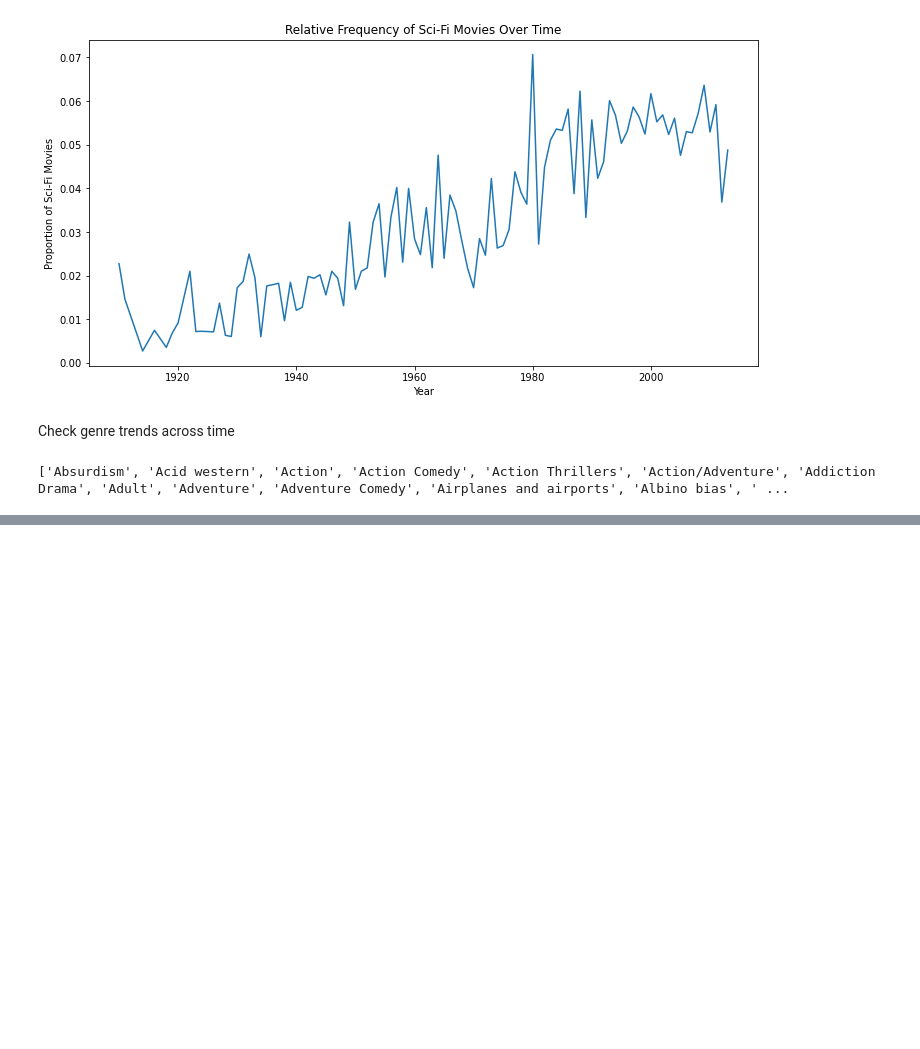
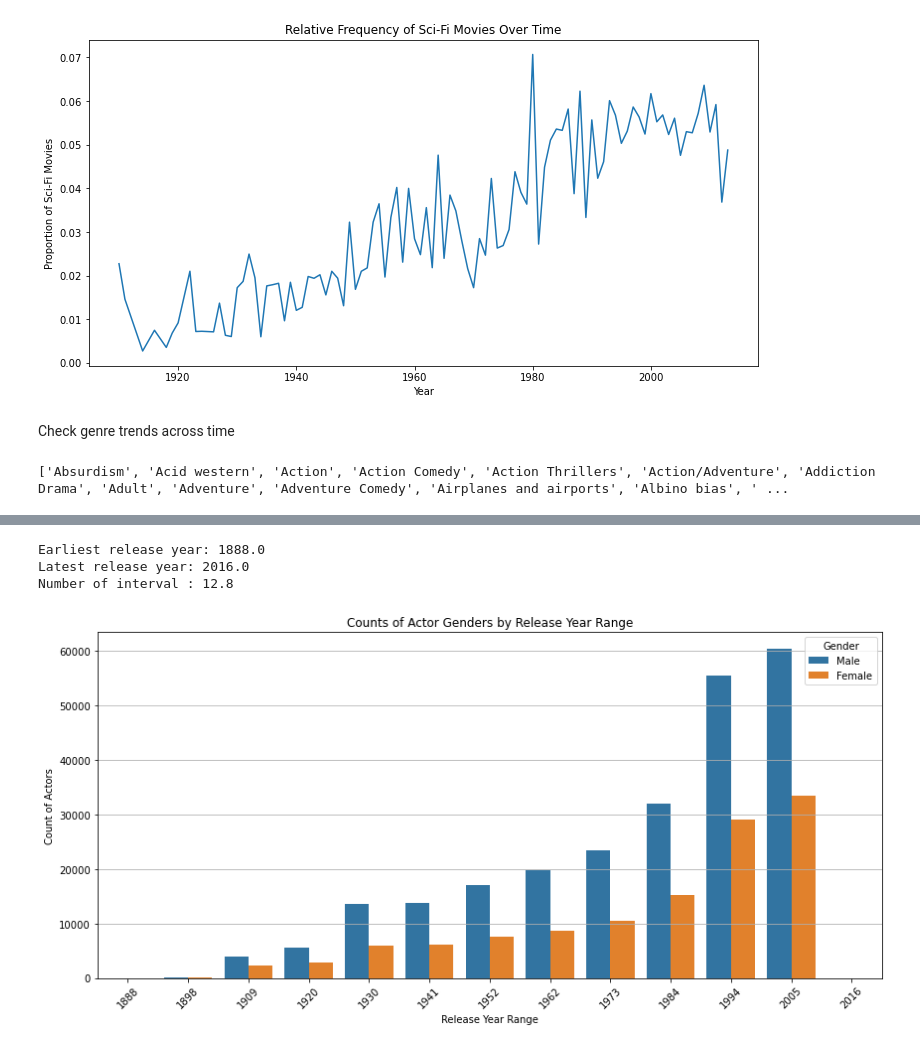
Before and after one commit to epfl-ada/ada-2024-project-skibidata, a Jupyter notebook: CMU_Starting.ipynb, the cells around one changed output, grey strips where cells are left out. Drawn from its saved outputs; the diff is of its cells as text; code cells hidden in the pictures; blank space fills up the shorter version.

```diff
--- a/CMU_Starting.ipynb
+++ b/CMU_Starting.ipynb
@@ -1308,0 +1297,4 @@ for main_genre, sub_genres in Sup_genres.items():
+# %%
+# Convert 'release_date' to datetime and extract the year
+character_metadata_df['release_date'] = pd.to_datetime(character_metadata_df['release_date'], errors='coerce')
+character_metadata_df['release_year'] = character_metadata_df['release_date'].dt.year
@@ -1308,0 +1316,58 @@ for main_genre, sub_genres in Sup_genres.items():
+# %%
+# Find the index of the earliest release year
+earliest_release_index = character_metadata_df['release_year'].argmin()
+earliest_release_row = character_metadata_df.iloc[earliest_release_index]
+print(f"Earliest release year: {earliest_release_row['release_year']}")
+
+latest_release_index = character_metadata_df['release_year'].argmax()
+latest_release_row = character_metadata_df.iloc[latest_release_index]
+print(f"Latest release year: {latest_release_row['release_year']}")
+
+print("Number of interval : "+str((latest_release_row['release_year']-earliest_release_row['release_year'])/10))
+# %% [output]
+Earliest release year: 1888.0
+Latest release year: 2016.0
+Number of interval : 12.8
+# %%
+ranges = np.linspace(earliest_release_row['release_year'], latest_release_row['release_year'], 13)
+# %%
+
+actor_gender_counts_total = []
+
+for i in ranges:
+    actor_gender_counts = character_metadata_df[
+        (character_metadata_df['release_year'] < i + 10) &
+        (character_metadata_df['release_year'] >= i)
+    ]['actor_gender'].value_counts().to_dict()
+
+    actor_gender_counts_total.append({
+        'range_start': int(i),
+        'range_end': int(i + 10),
+        'counts': actor_gender_counts
+    })
+
+
+plot_data = pd.DataFrame(actor_gender_counts_total)
+plot_data['Male'] = plot_data['counts'].apply(lambda x: x.get('M', 0))
+plot_data['Female'] = plot_data['counts'].apply(lambda x: x.get('F', 0))
+plot_data = plot_data.drop(columns=['counts'])
+
+plot_data_melted = plot_data.melt(id_vars=['range_start', 'range_end'],
+                                    value_vars=['Male', 'Female'],
+                                    var_name='Gender',
+                                    value_name='Count')
+
+plt.figure(figsize=(12, 6))
+sns.barplot(data=plot_data_melted, x='range_start', y='Count', hue='Gender', ci=None)
+
+plt.title('Counts of Actor Genders by Release Year Range')
+plt.xlabel('Release Year Range')
+plt.ylabel('Count of Actors')
+plt.xticks(rotation=45)
+plt.legend(title='Gender')
+plt.grid(axis='y')
+plt.tight_layout()
+
+plt.show()
+# %% [output]
+[figure, added]
```
Also changed, not shown: parts of 6 cells of this notebook.
